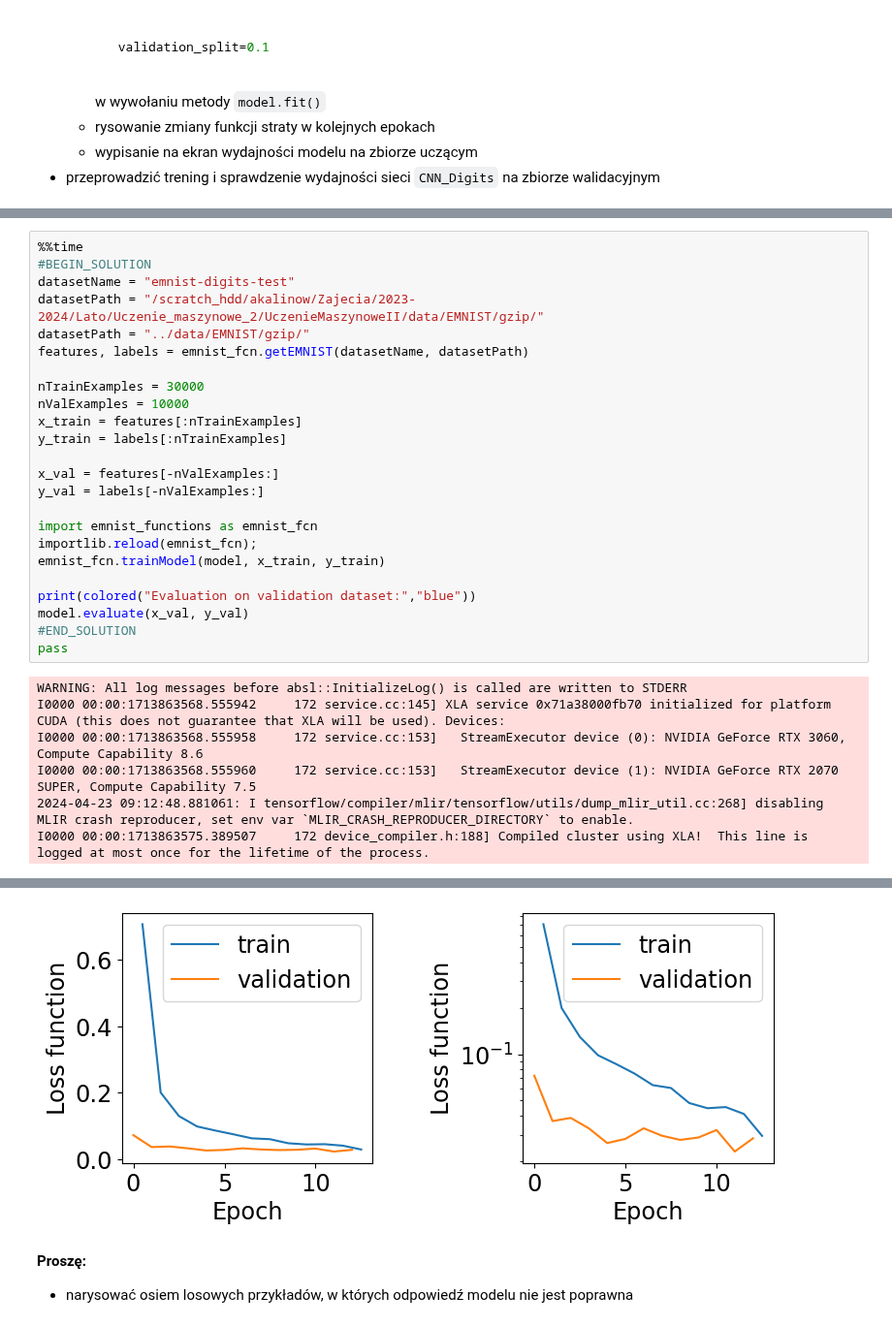
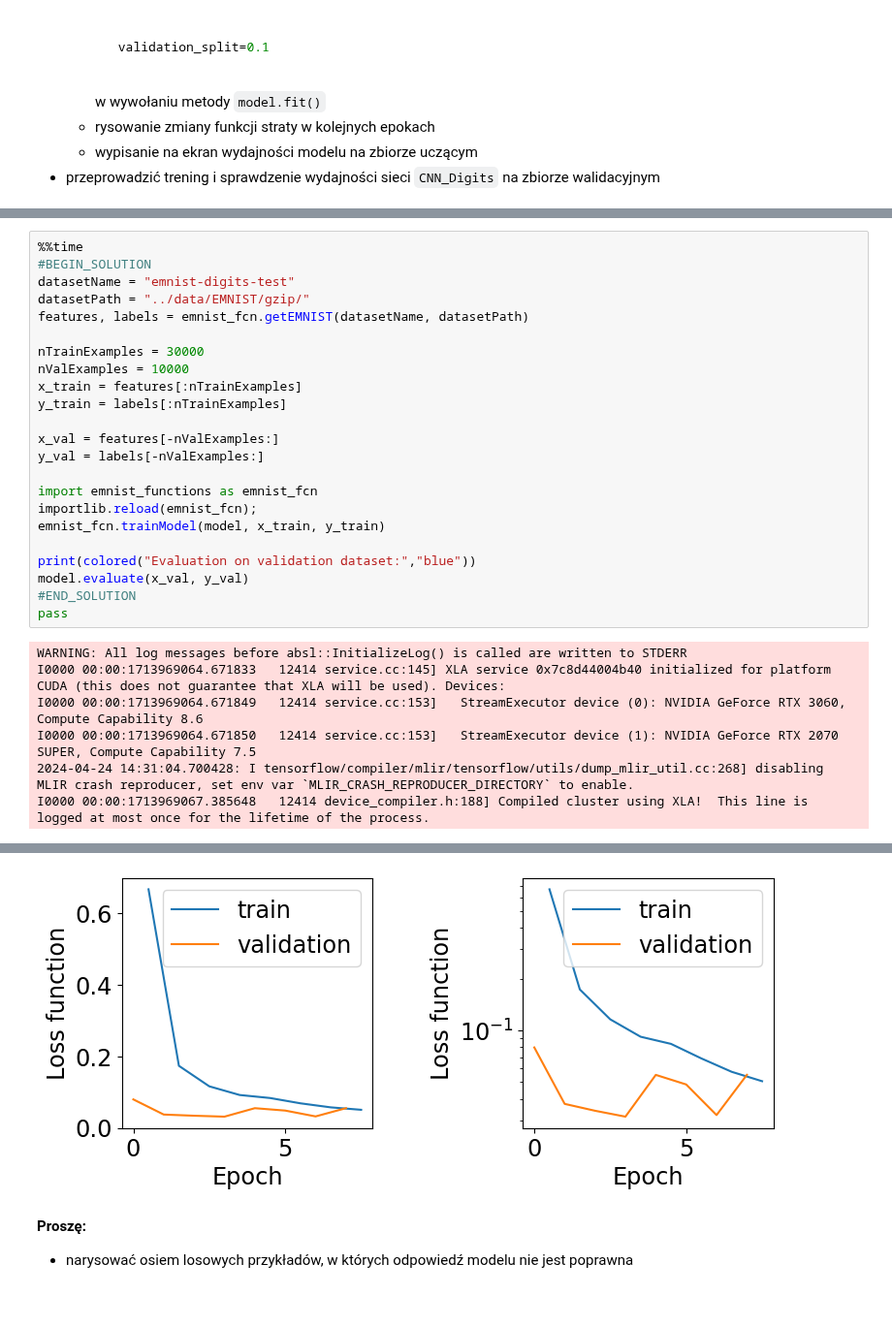
Before and after one commit to akalinow/UczenieMaszynoweII, a Jupyter notebook: PL/06_Sieci_ze_splotem_1.ipynb, the cells around one changed output, grey strips where cells are left out. Shown at 97% size. Drawn from its saved outputs; the diff is of its cells as text.

```diff
--- a/PL/06_Sieci_ze_splotem_1.ipynb
+++ b/PL/06_Sieci_ze_splotem_1.ipynb
@@ -576,7 +621,6 @@ Requirement already satisfied: six in /usr/lib/python3/dist-packages (from idx2n
 %%time
 #BEGIN_SOLUTION
 datasetName = "emnist-digits-test"
-datasetPath = "/scratch_hdd/akalinow/Zajecia/2023-2024/Lato/Uczenie_maszynowe_2/UczenieMaszynoweII/data/EMNIST/gzip/"
 datasetPath = "../data/EMNIST/gzip/"
 features, labels = emnist_fcn.getEMNIST(datasetName, datasetPath)
 
@@ -598,8 +642,8 @@ model.evaluate(x_val, y_val)
 pass
 # %% [output]
 WARNING: All log messages before absl::InitializeLog() is called are written to STDERR
-I0000 00:00:1713863568.555942     172 service.cc:145] XLA service 0x71a38000fb70 initialized for platform CUDA (this does not guarantee that XLA will be used). Devices:
-I0000 00:00:1713863568.555958     172 service.cc:153]   StreamExecutor device (0): NVIDIA GeForce RTX 3060, Compute Capability 8.6
-I0000 00:00:1713863568.555960     172 service.cc:153]   StreamExecutor device (1): NVIDIA GeForce RTX 2070 SUPER, Compute Capability 7.5
-2024-04-23 09:12:48.881061: I tensorflow/compiler/mlir/tensorflow/utils/dump_mlir_util.cc:268] disabling MLIR crash reproducer, set env var `MLIR_CRASH_REPRODUCER_DIRECTORY` to enable.
-I0000 00:00:1713863575.389507     172 device_compiler.h:188] Compiled cluster using XLA!  This line is logged at most once for the lifetime of the process.
+I0000 00:00:1713969064.671833   12414 service.cc:145] XLA service 0x7c8d44004b40 initialized for platform CUDA (this does not guarantee that XLA will be used). Devices:
+I0000 00:00:1713969064.671849   12414 service.cc:153]   StreamExecutor device (0): NVIDIA GeForce RTX 3060, Compute Capability 8.6
+I0000 00:00:1713969064.671850   12414 service.cc:153]   StreamExecutor device (1): NVIDIA GeForce RTX 2070 SUPER, Compute Capability 7.5
+2024-04-24 14:31:04.700428: I tensorflow/compiler/mlir/tensorflow/utils/dump_mlir_util.cc:268] disabling MLIR crash reproducer, set env var `MLIR_CRASH_REPRODUCER_DIRECTORY` to enable.
+I0000 00:00:1713969067.385648   12414 device_compiler.h:188] Compiled cluster using XLA!  This line is logged at most once for the lifetime of the process.
@@ -613,4 +657,4 @@ Wall time: 29.3 s
-[figure, old version]
+[figure, new version]
 # %% [markdown]
 **Proszę:**
 
```
Also changed, not shown: parts of 18 cells of this notebook, 2 other files.
